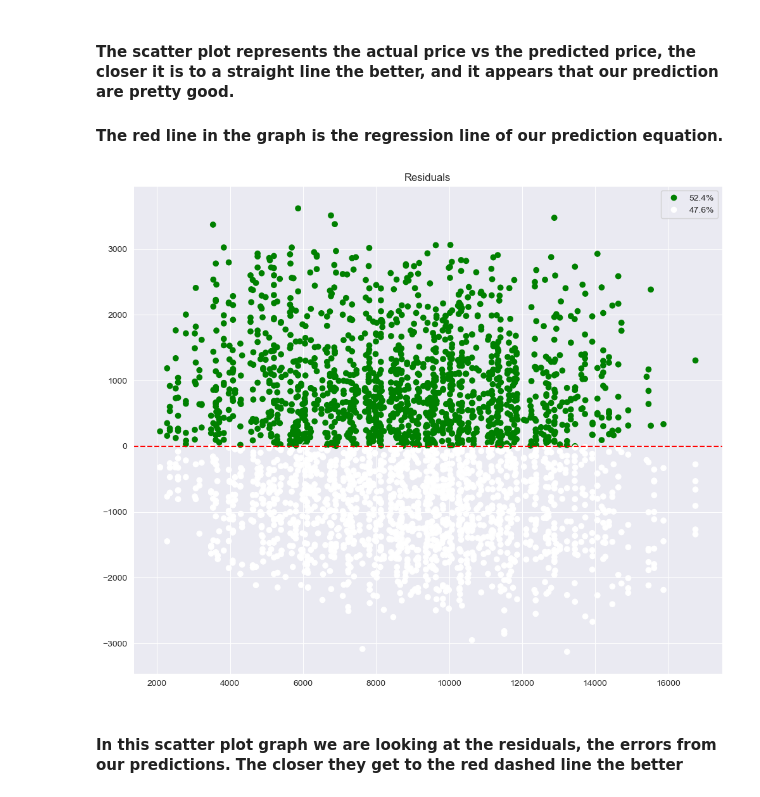
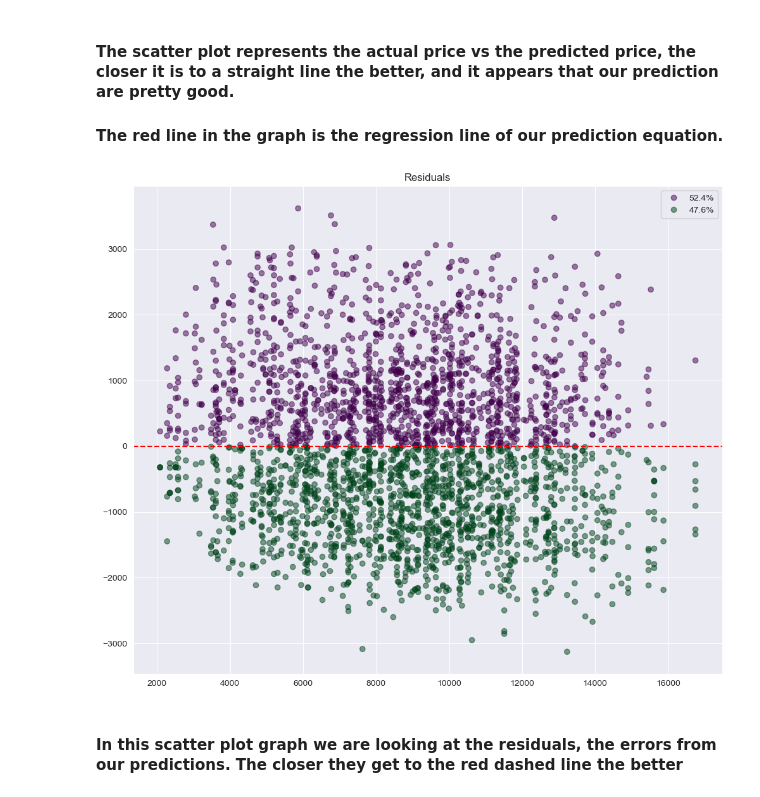
Before and after one commit to EmilianoDeLaGarzaVillarreal/CarPriceAnalysis, a Jupyter notebook: CarPriceAnalysis.ipynb, the cells around one changed output. Drawn from its saved outputs; the diff is of its cells as text; code cells hidden in the pictures.

```diff
--- a/CarPriceAnalysis.ipynb
+++ b/CarPriceAnalysis.ipynb
@@ -357,22 +357,22 @@ plt.show()
 # %%
 plt.close()
 fig, ax = plt.subplots(figsize=(12,10))
 
 colors = np.where(residuals<0, 1, -1)
 values_under_zero = np.where(residuals<0, 1, 0).sum().item()
 perc_vals = round((values_under_zero/len(residuals))*100,1)
 
-scatter = ax.scatter(y_predict, residuals, c=colors, cmap='ocean')
+scatter = ax.scatter(y_predict, residuals, c=colors, cmap='PRGn', alpha=0.5)
 
 hand, lab = scatter.legend_elements(prop='colors')
 ax.axhline(y=0.0, color='red', linestyle='--')
 ax.legend(handles=hand, labels=[str(perc_vals)+'%',str(100-perc_vals)+'%'])
 ax.set_title('Residuals')
 plt.savefig('img/ML-scatter-two')
 
 plt.show()
 # %% [output]
-[figure, old version]
+[figure, new version]
 # %% [markdown]
 <h4>In this scatter plot graph we are looking at the residuals, the errors from our predictions. The closer they get to the red dashed line the better</h4>
 # %%
```
Also changed, not shown: parts of 1 cell of this notebook, 3 other files.
